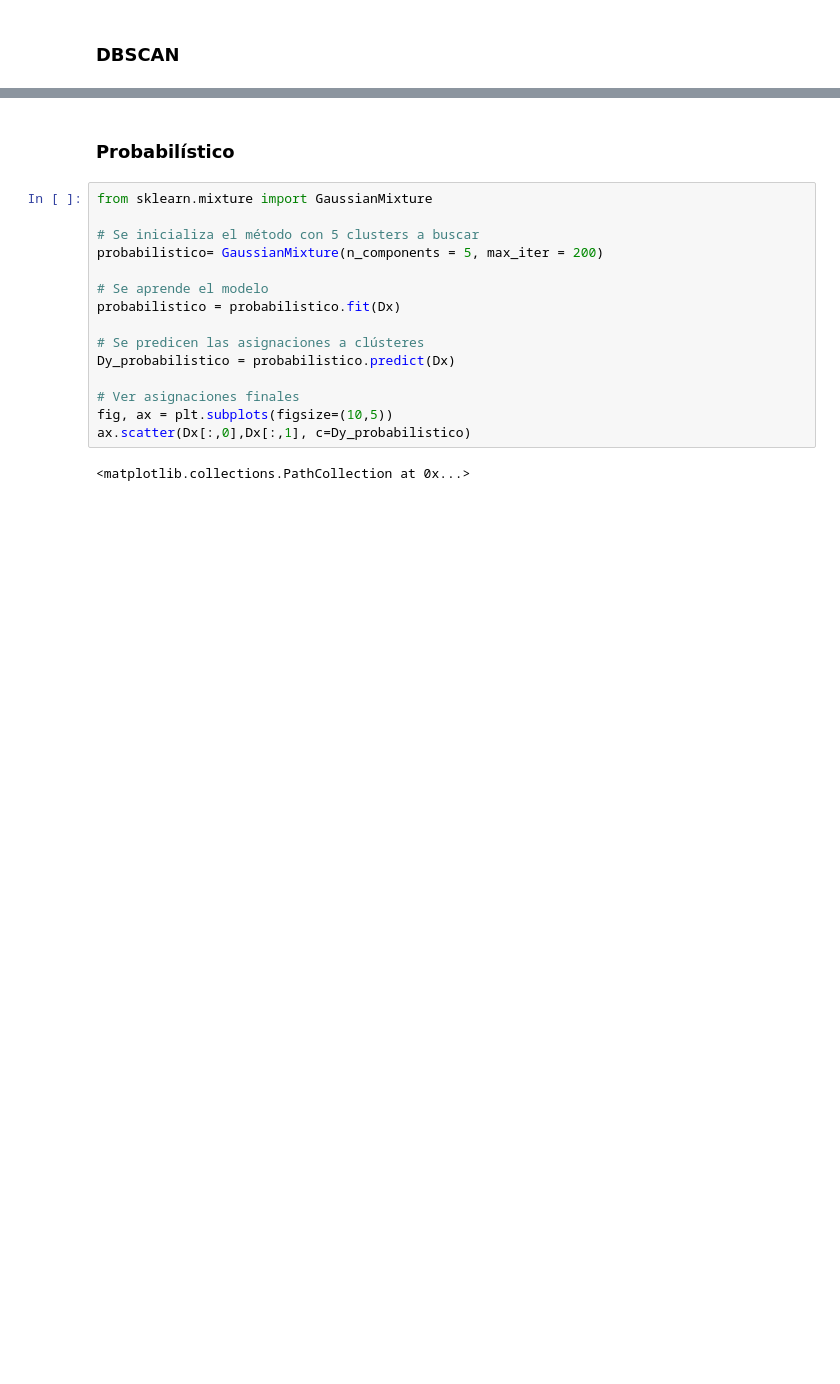
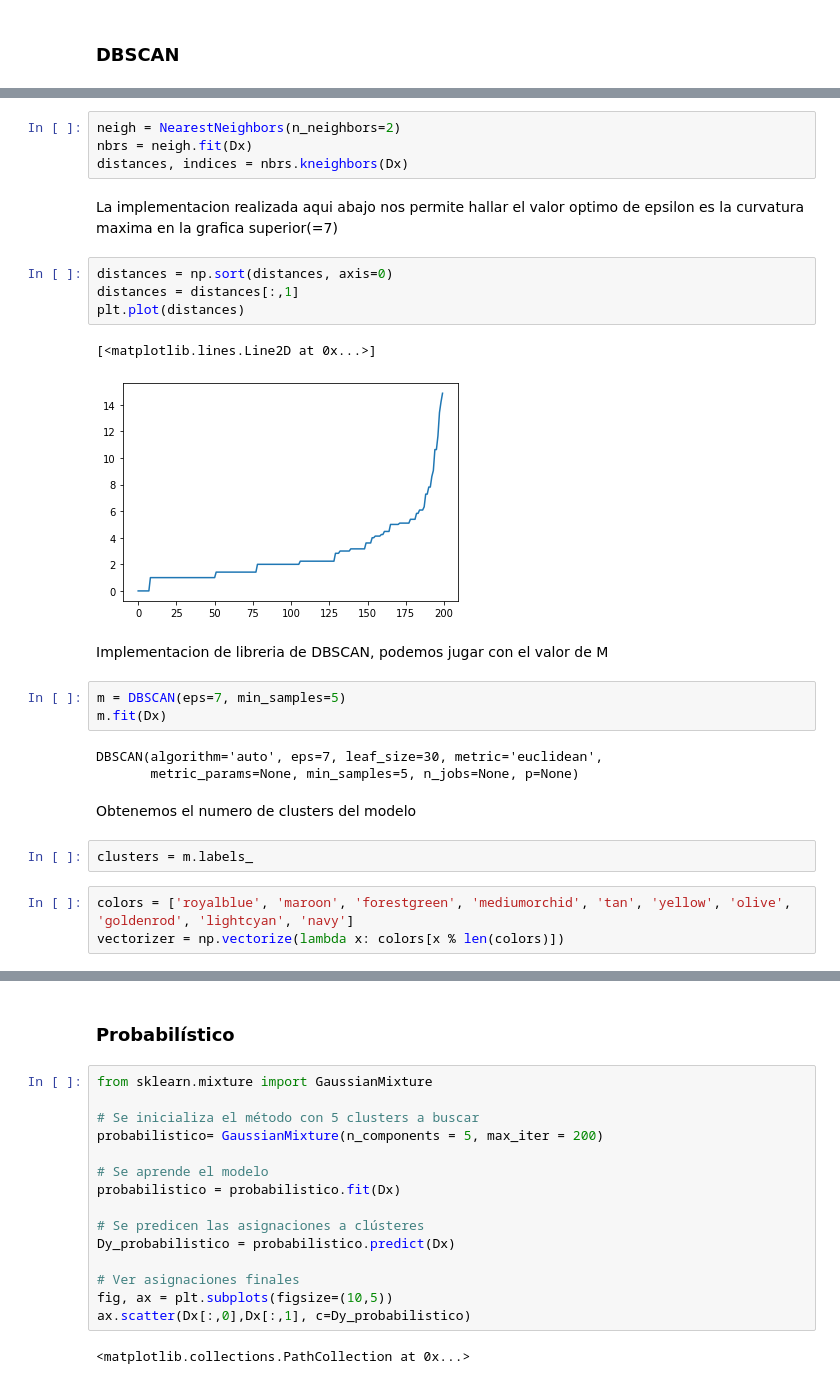
Before and after one commit to jignacioh/ActividadAprendizaNoSupervisado, a Jupyter notebook: Kmeanss_mall.ipynb, the cells around one changed output, grey strips where cells are left out. Cells and saved outputs as stored; diff of their text form; blank space fills up the shorter version.

```diff
--- a/Kmeanss_mall.ipynb
+++ b/Kmeanss_mall.ipynb
@@ -118,0 +153,28 @@ df
+# %%
+neigh = NearestNeighbors(n_neighbors=2)
+nbrs = neigh.fit(Dx)
+distances, indices = nbrs.kneighbors(Dx)
+# %% [markdown]
+La implementacion realizada aqui abajo nos permite hallar el valor optimo de epsilon es la curvatura maxima en la grafica superior(=7)
+# %%
+distances = np.sort(distances, axis=0)
+distances = distances[:,1]
+plt.plot(distances)
+# %% [output]
+[<matplotlib.lines.Line2D at 0x...>]
+[figure, added]
+# %% [markdown]
+Implementacion de libreria de DBSCAN, podemos jugar con el valor de M
+# %%
+m = DBSCAN(eps=7, min_samples=5)
+m.fit(Dx)
+# %% [output]
+DBSCAN(algorithm='auto', eps=7, leaf_size=30, metric='euclidean',
+       metric_params=None, min_samples=5, n_jobs=None, p=None)
+# %% [markdown]
+Obtenemos el numero de clusters del modelo
+# %%
+clusters = m.labels_
+# %%
+colors = ['royalblue', 'maroon', 'forestgreen', 'mediumorchid', 'tan', 'yellow', 'olive', 'goldenrod', 'lightcyan', 'navy']
+vectorizer = np.vectorize(lambda x: colors[x % len(colors)])
```
Also changed, not shown: parts of 9 cells of this notebook.
